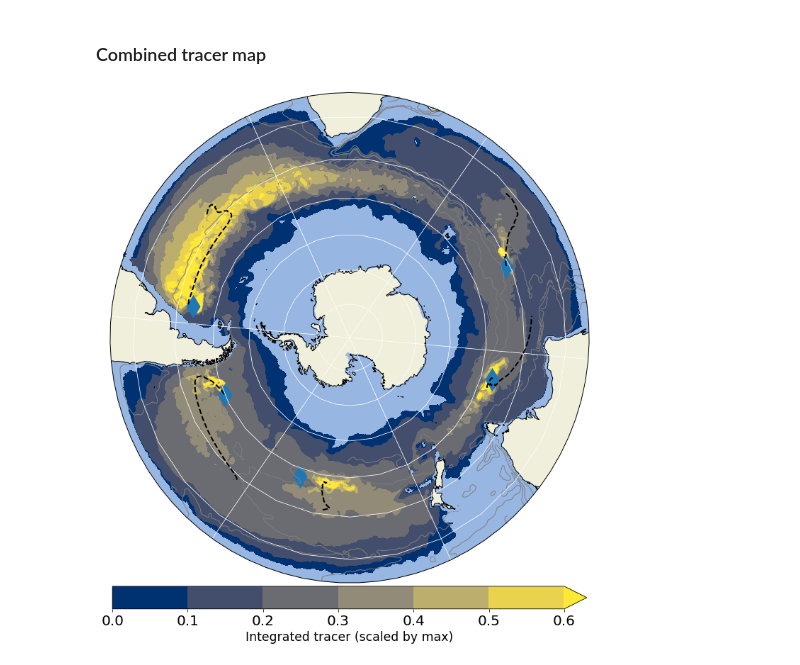
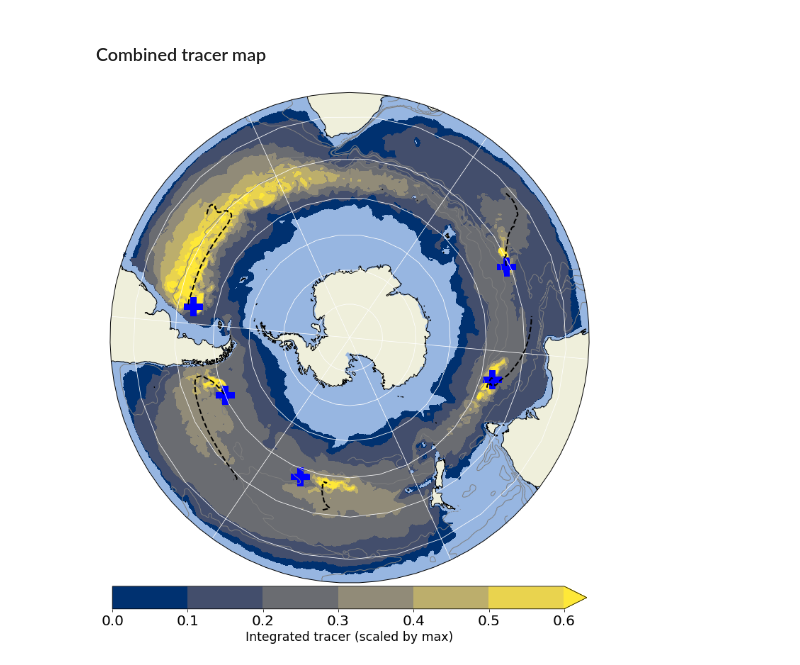
Before and after one commit to DaniJonesOcean/expose-tracer, a Jupyter notebook: notebooks/Southern Ocean Thermocline Ventilation.ipynb, the cells around one changed output. Drawn from its saved outputs; the diff is of its cells as text; code cells hidden in the pictures.

Commit message:
Change release markers

```diff
--- a/notebooks/Southern Ocean Thermocline Ventilation.ipynb
+++ b/notebooks/Southern Ocean Thermocline Ventilation.ipynb
@@ -165,13 +165,16 @@ C1 = plt.contourf(df.lon,
                   extend='max',
                  )
 
-# scatter plot: release locations
-plt.scatter(df.release_locations[:,0]-360,
-            df.release_locations[:,1],
-            transform=ccrs.PlateCarree(),
-            marker='d',
-            s=500.0,
-            )
+# plot contours: Montgomery potential
+for nlev in range(1,5,1):
+    plt.contour(df.lon,
+                df.lat,
+                df.montgomery[nlev,:,:],
+                [8.0, 10.0, 12.0, 14.0, 16.0],
+                transform=ccrs.PlateCarree(),
+                linewidths=1.0,
+                linestyles='solid',
+                colors='grey')
 
 # centre of mass
 for ntrac in range(0,5,1):
@@ -179,42 +182,40 @@ for ntrac in range(0,5,1):
              df.tracer_com[ntrac,0:120,1],
              transform=ccrs.PlateCarree(),
              linestyle='dashed',
              color='black',
              linewidth=2)
 
+# scatter plot: release locations
+plt.scatter(df.release_locations[:,0]-360,
+            df.release_locations[:,1],
+            transform=ccrs.PlateCarree(),
+            color='blue',
+            marker='P',
+            s=700.0,
+            )
+
 # coastlines, gridlines
 ax.coastlines(resolution='50m')
 ax.gridlines(color='white')
 ax.add_feature(cartopy.feature.LAND)
 ax.add_feature(cartopy.feature.OCEAN)
-
-# plot contours: Montgomery potential
-for nlev in range(1,5,1):
-    plt.contour(df.lon,
-                df.lat,
-                df.montgomery[nlev,:,:],
-                [8.0, 10.0, 12.0, 14.0, 16.0],
-                transform=ccrs.PlateCarree(),
-                linewidths=1.0,
-                linestyles='solid',
-                colors='grey')
 
 # circular boundary for map
 theta = np.linspace(0, 2*np.pi, 80)
 center, radius = [0.5, 0.5], 0.505
 verts = np.vstack([np.sin(theta), np.cos(theta)]).T
 circle = mpath.Path(verts * radius + center)
 ax.set_boundary(circle, transform=ax.transAxes)
 
 # colorbar
 cbar = plt.colorbar(C1, orientation="horizontal", pad=0.01, extend='max')
 cbar.ax.tick_params(labelsize=20)
 cbar.set_label('Integrated tracer (scaled by max)', size='xx-large')
 
 # adjust to where colorbar is same width as map
 ax.set_aspect('auto', adjustable=None)
 
 # save figure
 plt.savefig('../plots/tracer_ventilation_pyplot.pdf')
 # %% [output]
-[figure, old version]
+[figure, new version]
```
Also changed, not shown: 3 other files.
